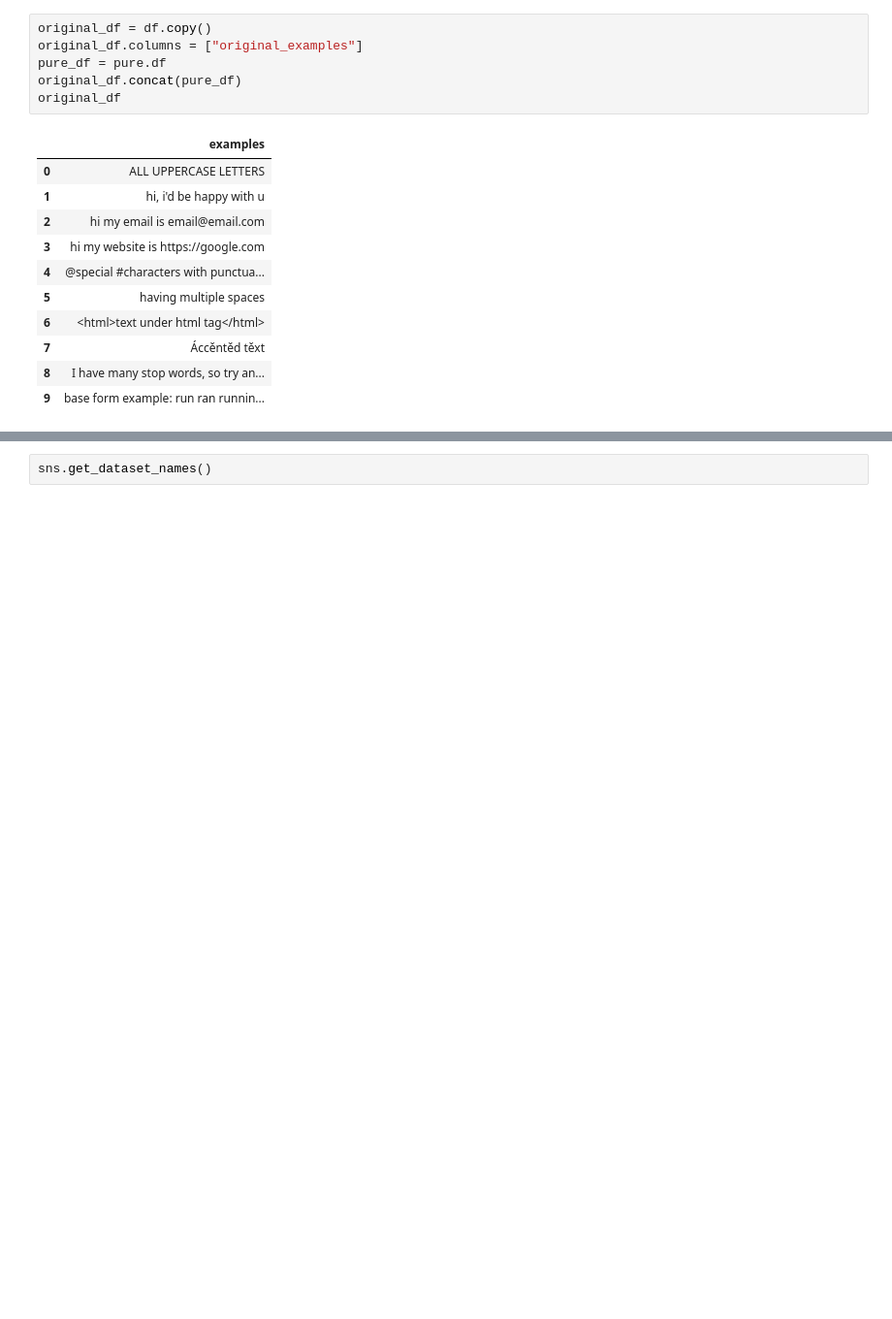
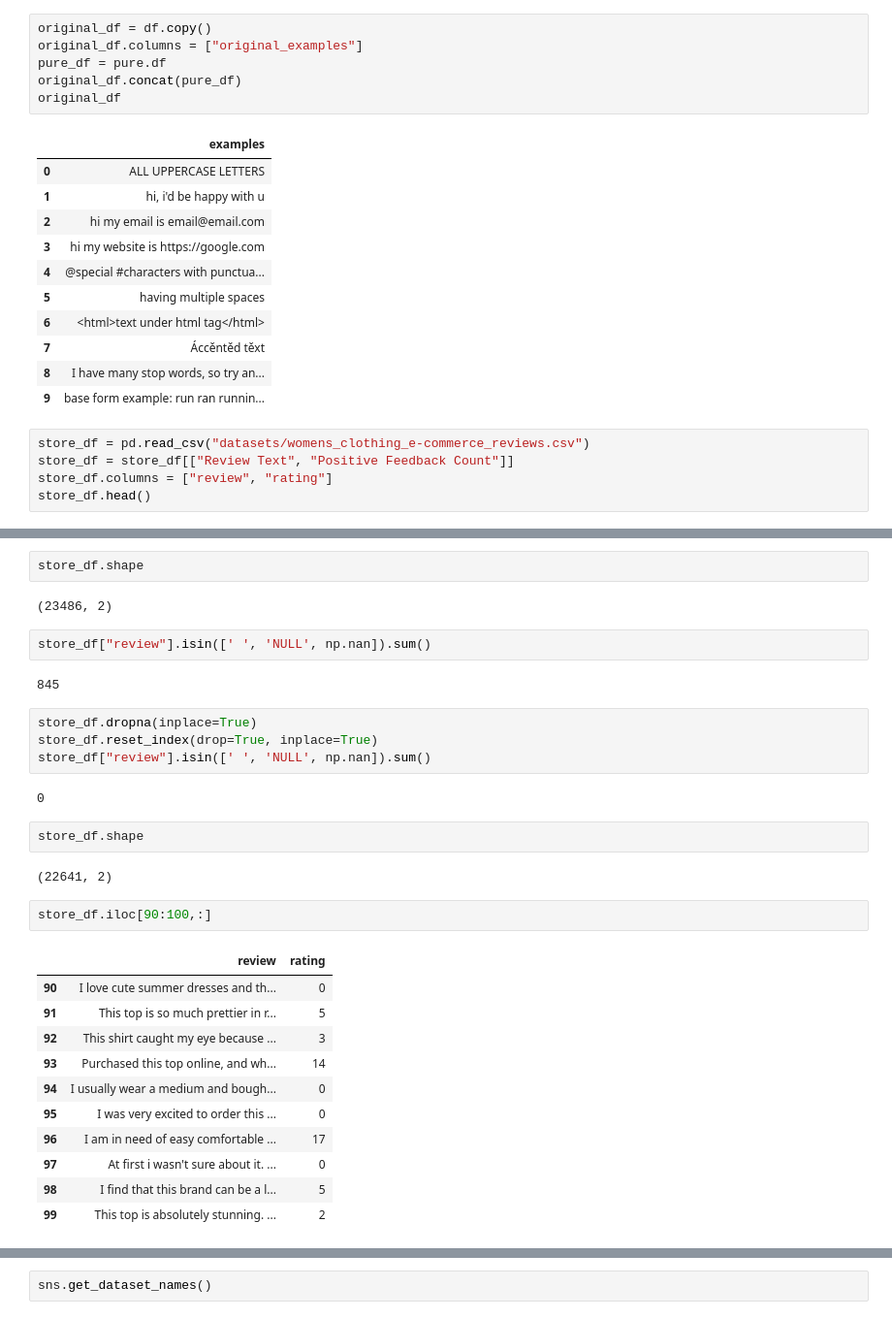
Before and after one commit to Elysian01/Data-Purifier, a Jupyter notebook: test.ipynb, the cells around one changed output, grey strips where cells are left out. Shown at 97% size. Drawn from its saved outputs; the diff is of its cells as text; blank space fills up the shorter version.

```diff
--- a/test.ipynb
+++ b/test.ipynb
@@ -112,3 +135,8 @@ original_df
 | 7 | Áccěntěd těxt |
 | 8 | I have many stop words, so try an... |
 | 9 | base form example: run ran runnin... |
+# %%
+store_df = pd.read_csv("datasets/womens_clothing_e-commerce_reviews.csv")
+store_df = store_df[["Review Text", "Positive Feedback Count"]]
+store_df.columns = ["review", "rating"]
+store_df.head()
@@ -114,0 +150,32 @@ original_df
+# %%
+store_df.shape
+# %% [output]
+(23486, 2)
+# %%
+store_df["review"].isin([' ', 'NULL', np.nan]).sum()
+# %% [output]
+845
+# %%
+store_df.dropna(inplace=True)
+store_df.reset_index(drop=True, inplace=True)
+store_df["review"].isin([' ', 'NULL', np.nan]).sum()
+# %% [output]
+0
+# %%
+store_df.shape
+# %% [output]
+(22641, 2)
+# %%
+store_df.iloc[90:100,:]
+# %% [output]
+|  | review | rating |
+| 90 | I love cute summer dresses and th... | 0 |
+| 91 | This top is so much prettier in r... | 5 |
+| 92 | This shirt caught my eye because ... | 3 |
+| 93 | Purchased this top online, and wh... | 14 |
+| 94 | I usually wear a medium and bough... | 0 |
+| 95 | I was very excited to order this ... | 0 |
+| 96 | I am in need of easy comfortable ... | 17 |
+| 97 | At first i wasn't sure about it. ... | 0 |
+| 98 | I find that this brand can be a l... | 5 |
+| 99 | This top is absolutely stunning. ... | 2 |
```
Also changed, not shown: parts of 6 cells of this notebook, 4 other files.
